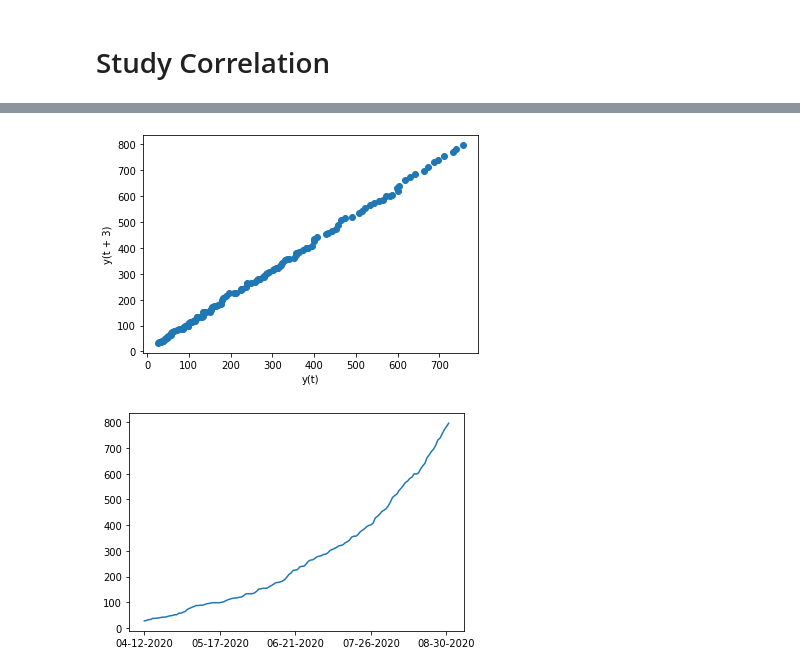
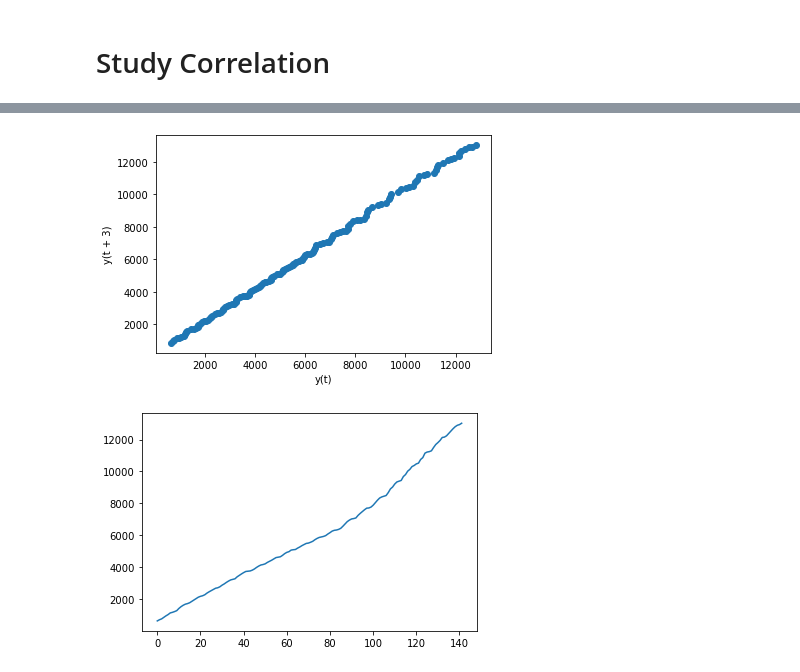
Before and after one commit to JackZhao98/COVID19-Prediction, a Jupyter notebook: some helper class.ipynb, the cells around one changed output, grey strips where cells are left out. Drawn from its saved outputs; the diff is of its cells as text; code cells hidden in the pictures.

```diff
--- a/some helper class.ipynb
+++ b/some helper class.ipynb
@@ -40,11 +40,13 @@ class CoreData(object):
         Pre-load data state-by-state to a dictionary.
         '''
         # Change this line to modify dropped data series.
-        dropped_col = ['ID', 'Province_State']
+        dropped_col = ['ID', 'Province_State', 'Date', 'Incident_Rate', 'Recovered', 'People_Tested', 'People_Hospitalized', 'Mortality_Rate', 'Testing_Rate', 'Hospitalization_Rate' ]
 
         self.df = pd.read_csv(train_data_path)
         self.states = list(np.unique(self.df['Province_State']))
         self.state_df = dict.fromkeys(self.states, None)
+        self.mean = dict.fromkeys(self.states, None)
+        self.std = dict.fromkeys(self.states, None)
 
         for s in self.states:
             df_filter = self.df['Province_State'] == s
@@ -53,9 +55,9 @@ class CoreData(object):
 
             # Normalize
             if normalize:
-                mean = self.state_df[s].mean()
-                std = self.state_df[s].std()
-                self.state_df[s] = (self.state_df[s] - mean)/std
+                self.mean[s] = self.state_df[s].mean()
+                self.std[s] = self.state_df[s].std()
+                self.state_df[s] = (self.state_df[s] - self.mean[s])/self.std[s]
 
     def access(self, state=None):
         if not state:
@@ -105,5 +99,5 @@ from sklearn.metrics import mean_squared_error
 # %%
-state = 'Arkansas'
+state = 'California'
 # %%
 training_data, test_data = dp.access_split(state, 0)
 data = dp.access(state)
@@ -112,10 +106,10 @@ plt.figure()
 lag_plot(data['Deaths'], lag=3)
 plt.show()
 # %% [output]
-[figure, old version]
+[figure, new version]
 # %%
-plt.plot(data['Date'], data['Deaths'])
-plt.xticks(np.arange(0,len(data), len(data)//4), data['Date'][0:len(data):len(data)//4])
+plt.plot(range(len(data['Deaths'])), data['Deaths'])
+# plt.xticks(np.arange(0,len(data), len(data)//4), data['Date'][0:len(data):len(data)//4])
 plt.show()
 # %% [output]
-[figure, old version]
+[figure, new version]
```
Also changed, not shown: parts of 19 cells of this notebook, 1 other file.
